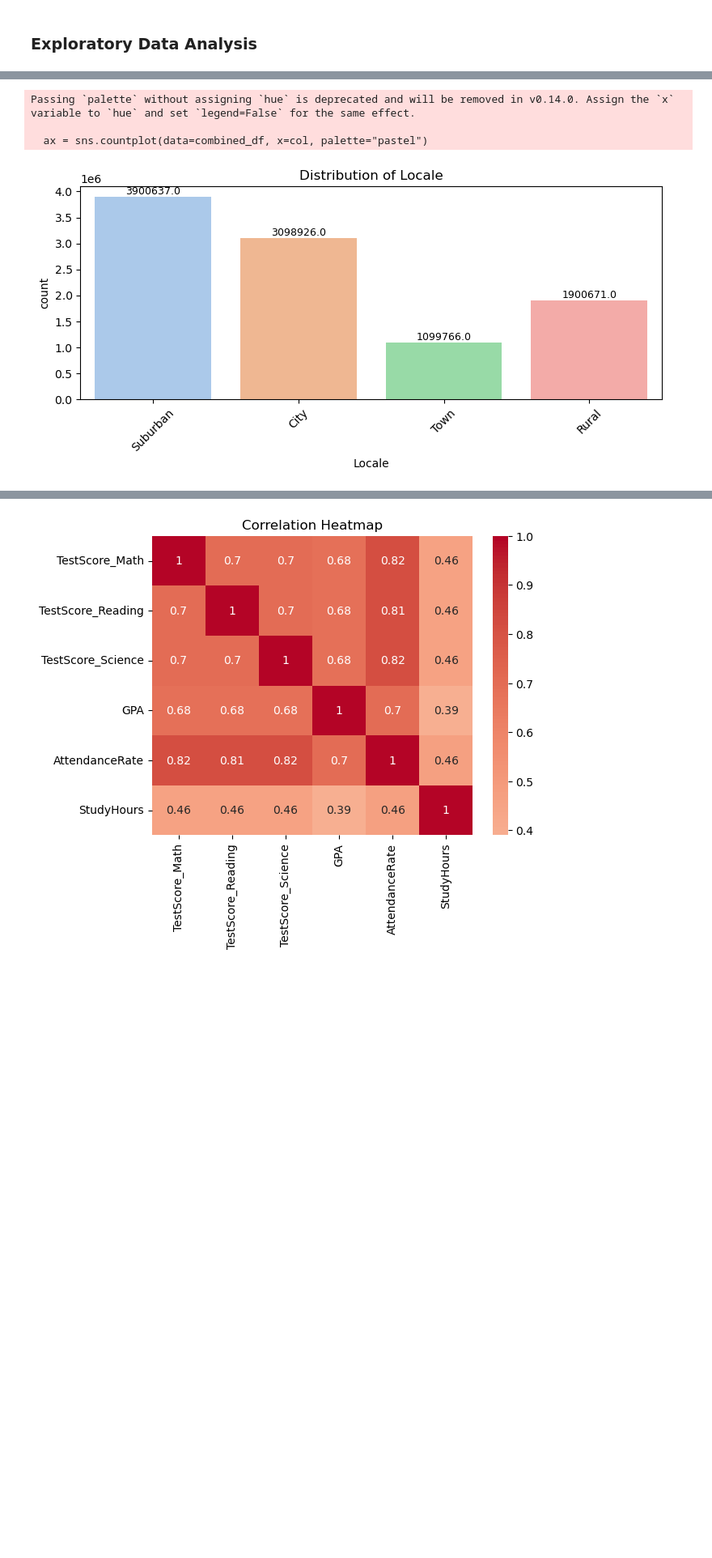
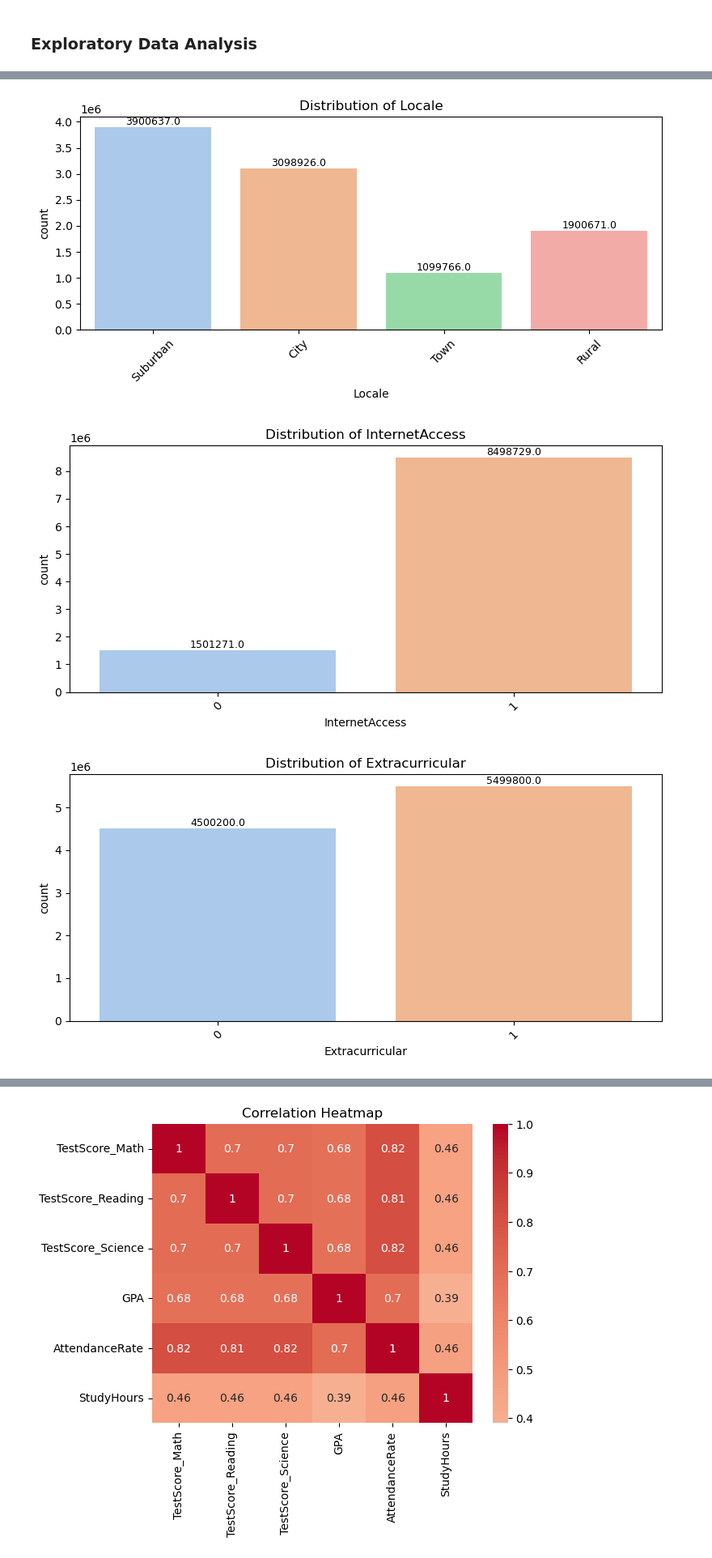
Before and after one commit to OldMarkie/DATA102_MCO_p1, a Jupyter notebook: MCO_phase1.ipynb, the cells around one changed output, grey strips where cells are left out. Shown at 81% size. Cells and saved outputs as stored; diff of their text form; code cells hidden in the pictures; blank space fills up the shorter version.

```diff
--- a/MCO_phase1.ipynb
+++ b/MCO_phase1.ipynb
@@ -93,6 +94,9 @@ Label mapping for Locale: {'City': 0, 'Rural': 1, 'Suburban': 2, 'Town': 3}
 # %%
 num_cols = ['TestScore_Math', 'TestScore_Reading', 'TestScore_Science',
             'GPA', 'AttendanceRate', 'StudyHours']
+
+cat_cols = ['Gender', 'Race', 'ParentalEducation', 'SchoolType', 'Locale',  'InternetAccess', 'Extracurricular', 'PartTimeJob', 'ParentSupport',
+       'Romantic', 'FreeTime', 'GoOut']
 
 # Histograms for numerical features
 combined_df[num_cols].hist(bins=15, figsize=(15,10))
@@ -158,5 +150,4 @@ Passing `palette` without assigning `hue` is deprecated and will be removed in v
 [figure]
-Passing `palette` without assigning `hue` is deprecated and will be removed in v0.14.0. Assign the `x` variable to `hue` and set `legend=False` for the same effect.
-
-  ax = sns.countplot(data=combined_df, x=col, palette="pastel")
 [figure]
+[figure, added]
+[figure, added]
```
Also changed, not shown: parts of 3 cells of this notebook.
